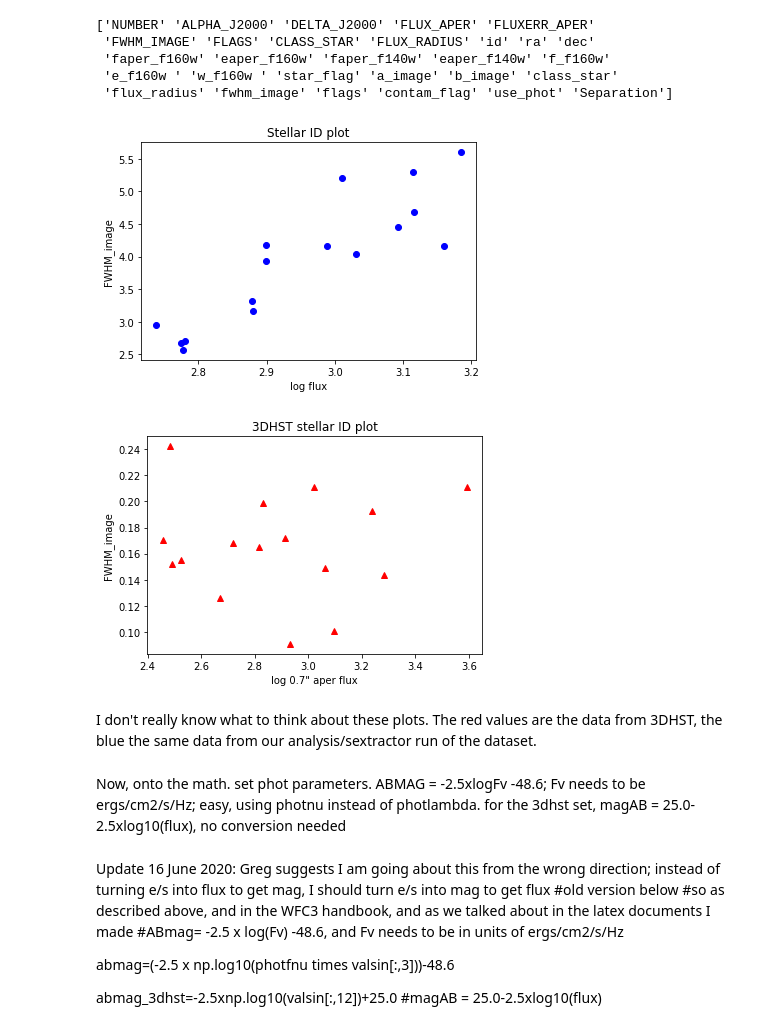
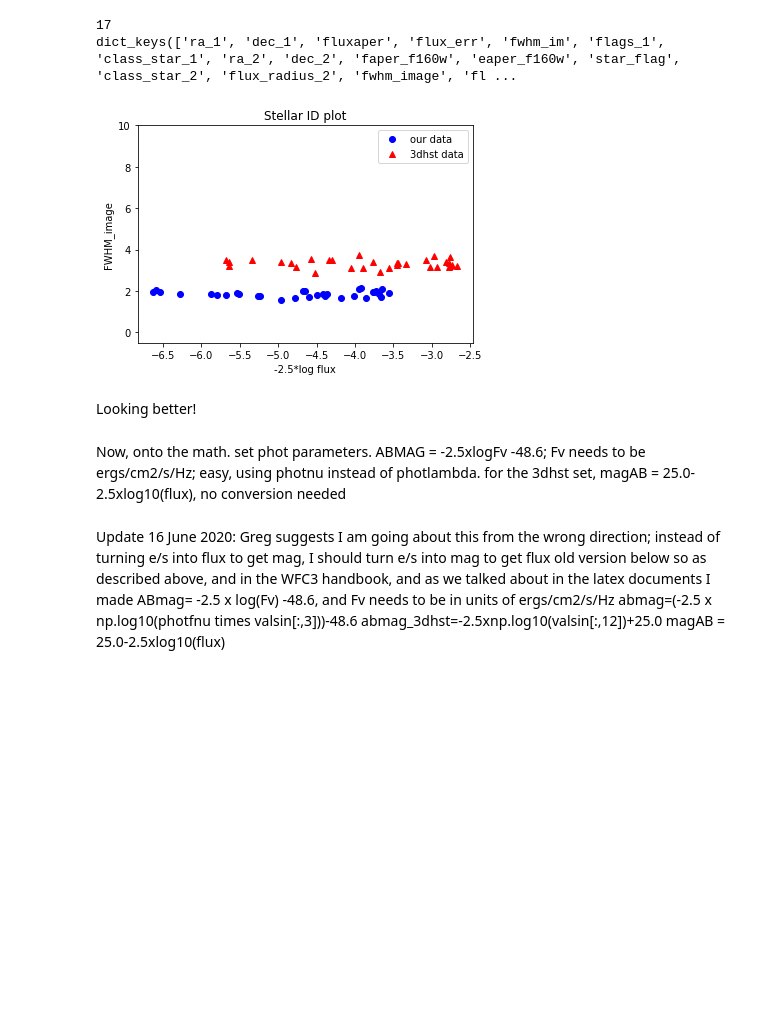
Before and after one commit to astroknots/database, a Jupyter notebook: Starmatching.ipynb, the cells around one changed output. Drawn from its saved outputs; the diff is of its cells as text; code cells hidden in the pictures; blank space fills up the shorter version.

```diff
--- a/Starmatching.ipynb
+++ b/Starmatching.ipynb
@@ -6,64 +6,56 @@ import astropy
 from astropy.io import fits
 import sys
 # %%
-filename='matchstars_tight_v2.csv'
+filename='matchstars_fixed'
 valsin=np.loadtxt(filename,dtype=float,delimiter=',',skiprows=1)
-#valsin is our data
-colvals=np.loadtxt('uds_headerslist.txt',dtype=str,usecols=0)
-colval2=np.loadtxt('matchstars_headers',dtype=str,delimiter=' | ')
-colnames=np.concatenate((colvals,colval2))
-colnames=colnames[0:29]
-colnames[28]='Separation'
-colnames[9]='id'
-colnames[10]='ra'
-colnames[11]='dec'
-colnames[16]='f_f160w'
-print(colnames)
-#these column names define what each column is
+colnames=np.loadtxt(filename,dtype=str,delimiter=',',max_rows=1)
+print(len(colnames))
+
+
+i=0
+fulldataset={}
+for i in range(len(colnames)):
+    fulldataset.update({colnames[i]:valsin[:,i]})
+
+print(fulldataset.keys())
 
 #make easy region files for ds9 check
 #i=0
 #for i in range(len(valsin[:,12])):
 #    print('circle(',valsin[i,1],',',valsin[i,2],',','7.0"',')')
 # %% [output]
-['NUMBER' 'ALPHA_J2000' 'DELTA_J2000' 'FLUX_APER' 'FLUXERR_APER'
- 'FWHM_IMAGE' 'FLAGS' 'CLASS_STAR' 'FLUX_RADIUS' 'id' 'ra' 'dec'
- 'faper_f160w' 'eaper_f160w' 'faper_f140w' 'eaper_f140w' 'f_f160w'
- 'e_f160w ' 'w_f160w ' 'star_flag' 'a_image' 'b_image' 'class_star'
- 'flux_radius' 'fwhm_image' 'flags' 'contam_flag' 'use_phot' 'Separation']
+17
+dict_keys(['ra_1', 'dec_1', 'fluxaper', 'flux_err', 'fwhm_im', 'flags_1', 'class_star_1', 'ra_2', 'dec_2', 'faper_f160w', 'eaper_f160w', 'star_flag', 'class_star_2', 'flux_radius_2', 'fwhm_image', 'fl ...
 # %%
 #column 3 is 'FLUX_APER' produced by running SE on the (trimmed) F160W band image of IRC0218 from Gabe's database
 #the aperture was set to 7.0 pixels, since the pixel scale is 0.1
 #logflux isn't quite magnitude but it should be proportional to it
-flux=valsin[:,3]
-flux_err=valsin[:,4]
-flux_3dhst=valsin[:,12]
-flux_err_3dhst=valsin[:,13]
-logflux=np.log10(valsin[:,3])
+flux=fulldataset['fluxaper']
+flux_err=fulldataset['flux_err']
+flux_3dhst=fulldataset['faper_f160w']
+flux_err_3dhst=fulldataset['eaper_f160w']
+logflux=-2.5*np.log10(flux)
+log3dhst=-2.5*np.log10(flux_3dhst)
 
-fwhmim=valsin[:,5]
+fwhmim=fulldataset['fwhm_im']
+fwhm3dhst=fulldataset['fwhm_image']
 #column 5 is the 'FWHM_IMAGE' produced running SE on the (trimmed) F160W band image of IRC0218 from Gabe's database
 
 plt.figure()
 plt.title('Stellar ID plot')
-plt.xlabel('log flux')
+plt.xlabel('-2.5*log flux')
 plt.ylabel('FWHM_image')
-
-plt.plot(logflux,fwhmim,'bo')
-plt.show()
-
+plt.plot(logflux,fwhmim,'bo',label='our data')
 #column 12 is the f_aperf160w value from the 3DHST catalog. This is the flux in the 0.7 arcsec aperture
 #column 23 is the 'FWHM_IMAGE' from the 3DHST catalog.
-plt.plot(np.log10(valsin[:,12]),valsin[:,23],'r^')
-plt.title('3DHST stellar ID plot')
-plt.xlabel('log 0.7" aper flux')
-plt.ylabel('FWHM_image')
+plt.plot(log3dhst,fwhm3dhst,'r^',label='3dhst data')
+plt.ylim(-0.5,10)
+plt.legend(loc='upper right')
 plt.show()
 # %% [output]
-[figure, old version]
+[figure, new version]
-[figure, removed]
-# %% [markdown]
-I don't really know what to think about these plots. The red values are the data from 3DHST, the blue the same data from our analysis/sextractor run of the dataset.
+# %% [markdown]
+Looking better!
 # %% [markdown]
 Now, onto the math. set phot parameters. ABMAG = -2.5xlogFv -48.6; Fv needs to be ergs/cm2/s/Hz; easy, using photnu instead of photlambda. for the 3dhst set, magAB = 25.0-2.5xlog10(flux), no conversion needed
 # %%
@@ -74,15 +66,12 @@ photplam=15369.176
 #that photfnu is erg/cm2/Hz/electron
 # %% [markdown]
 Update 16 June 2020: Greg suggests I am going about this from the wrong direction; instead of turning e/s into flux to get mag, I should turn e/s into mag to get flux
-#old version below
-#so as described above, and in the WFC3 handbook, and as we talked about in the latex documents I made
-#ABmag= -2.5 x log(Fv) -48.6, and Fv needs to be in units of ergs/cm2/s/Hz
-
+old version below
+so as described above, and in the WFC3 handbook, and as we talked about in the latex documents I made
+ABmag= -2.5 x log(Fv) -48.6, and Fv needs to be in units of ergs/cm2/s/Hz
 abmag=(-2.5 x np.log10(photfnu times valsin[:,3]))-48.6
-
-
 abmag_3dhst=-2.5xnp.log10(valsin[:,12])+25.0
-#magAB = 25.0-2.5xlog10(flux)
+magAB = 25.0-2.5xlog10(flux)
 # %%
 #new version here
 abmag_zpt= -2.5*np.log10(photflam) -21.10 -5.0*np.log10(photplam) +18.692
```
Also changed, not shown: parts of 2 cells of this notebook.
